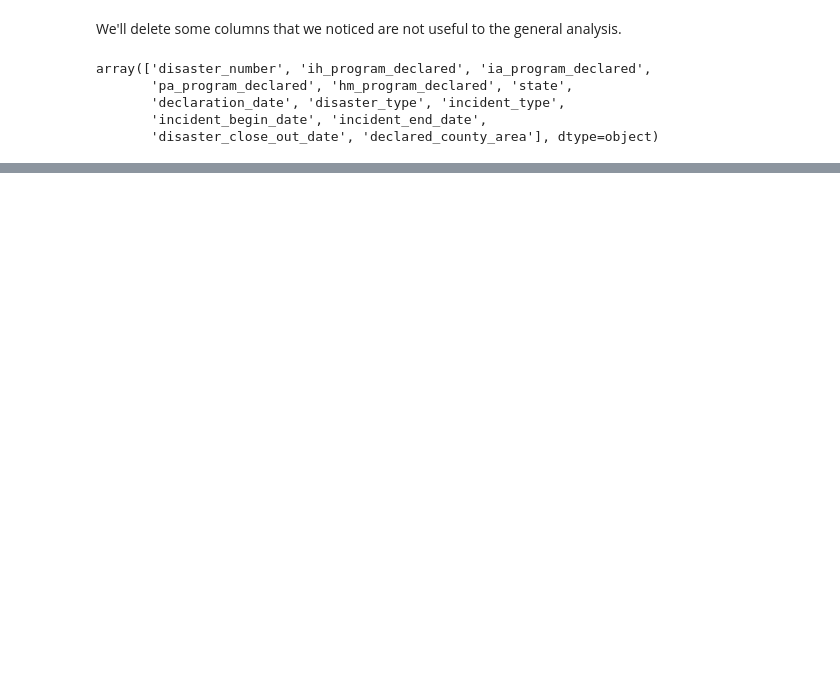
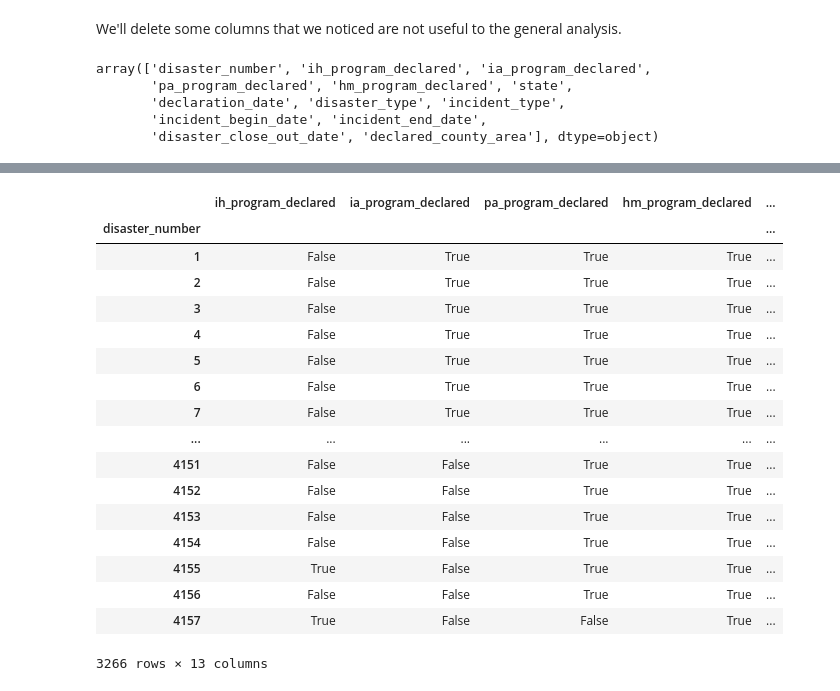
Before and after one commit to Bollack/analytics-disaster-project, a Jupyter notebook: General_Analysis.ipynb, the cells around one changed output, grey strips where cells are left out. Saved outputs shown, nothing was run; the diff lists cells and outputs as text; code cells hidden in the pictures; blank space fills up the shorter version.

```diff
--- a/General_Analysis.ipynb
+++ b/General_Analysis.ipynb
@@ -572,0 +560,21 @@ NameError: name 'concat' is not defined
+# %%
+dfByDisasterNumber
+# %% [output]
+|  | ih_program_declared | ia_program_declared | pa_program_declared | hm_program_declared | ... |
+| disaster_number |  |  |  |  | ... |
+| 1 | False | True | True | True | ... |
+| 2 | False | True | True | True | ... |
+| 3 | False | True | True | True | ... |
+| 4 | False | True | True | True | ... |
+| 5 | False | True | True | True | ... |
+| 6 | False | True | True | True | ... |
+| 7 | False | True | True | True | ... |
+| ... | ... | ... | ... | ... | ... |
+| 4151 | False | False | True | True | ... |
+| 4152 | False | False | True | True | ... |
+| 4153 | False | False | True | True | ... |
+| 4154 | False | False | True | True | ... |
+| 4155 | True | False | True | True | ... |
+| 4156 | False | False | True | True | ... |
+| 4157 | True | False | False | True | ... |
+3266 rows × 13 columns
```
Also changed, not shown: parts of 31 cells of this notebook, 1 other file.
